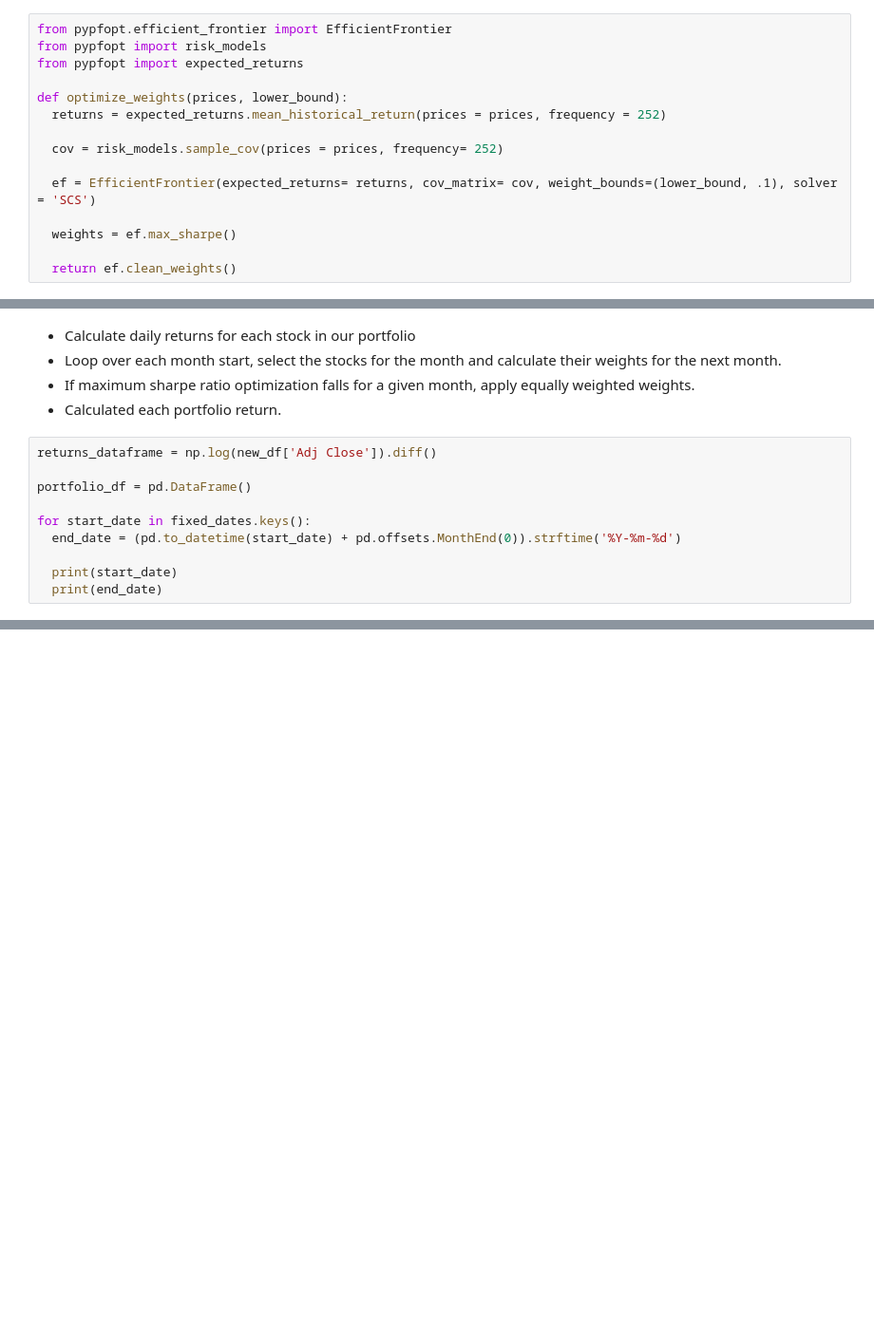
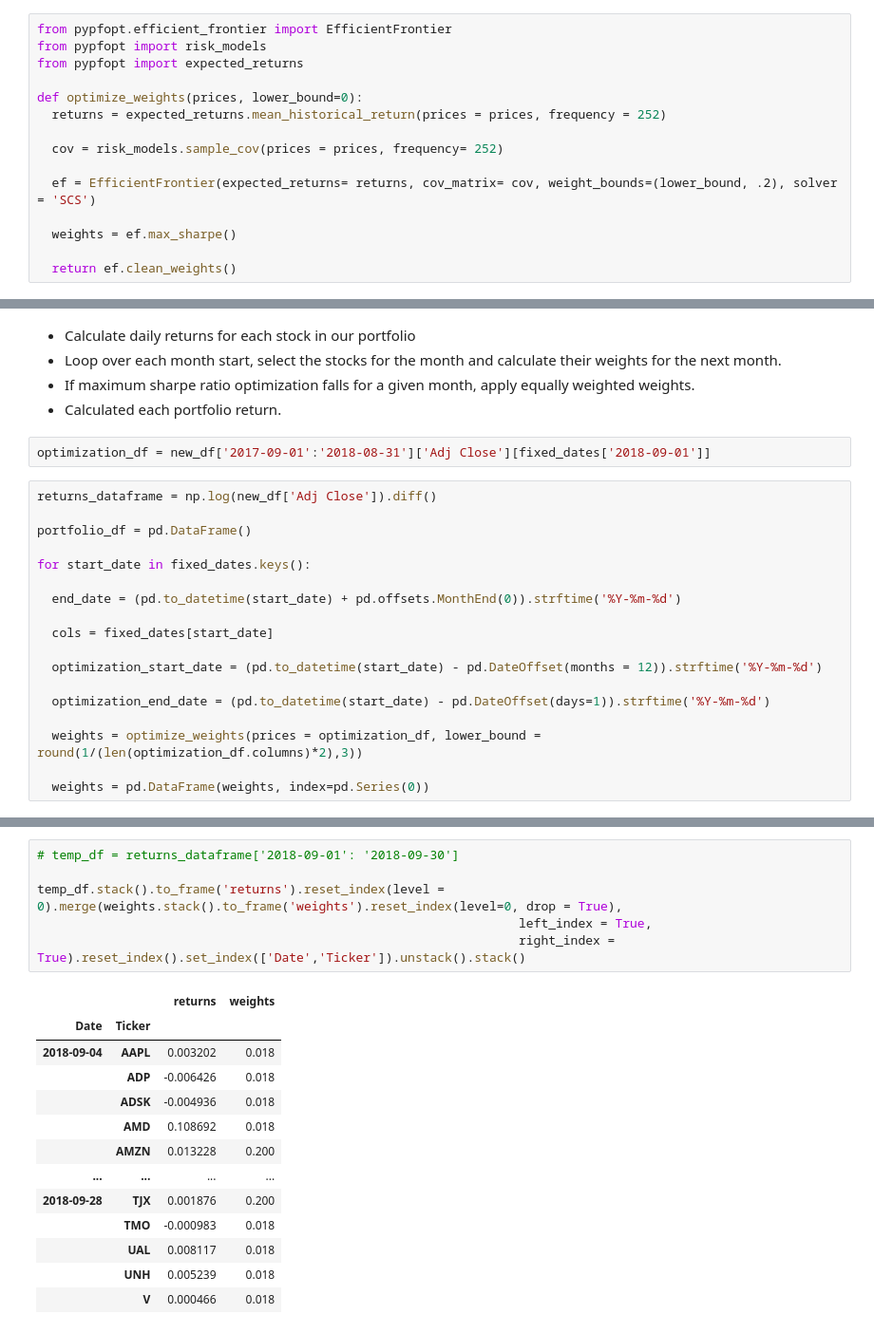
Before and after one commit to Radyko/MLQuantStrategy, a Jupyter notebook: AlgorithminTradingUnsupervisedLearning.ipynb, the cells around one changed output, grey strips where cells are left out. Shown at 95% size. Drawn from its saved outputs; the diff is of its cells as text; blank space fills up the shorter version.

Commit message:
Returns and Weights of portfolio in same data frame 1:48:32

```diff
--- a/AlgorithminTradingUnsupervisedLearning.ipynb
+++ b/AlgorithminTradingUnsupervisedLearning.ipynb
@@ -491,12 +487,12 @@ from pypfopt.efficient_frontier import EfficientFrontier
 from pypfopt import risk_models
 from pypfopt import expected_returns
 
-def optimize_weights(prices, lower_bound):
+def optimize_weights(prices, lower_bound=0):
   returns = expected_returns.mean_historical_return(prices = prices, frequency = 252)
 
   cov = risk_models.sample_cov(prices = prices, frequency= 252)
 
-  ef = EfficientFrontier(expected_returns= returns, cov_matrix= cov, weight_bounds=(lower_bound, .1), solver = 'SCS')
+  ef = EfficientFrontier(expected_returns= returns, cov_matrix= cov, weight_bounds=(lower_bound, .2), solver = 'SCS')
 
   weights = ef.max_sharpe()
 
@@ -531,13 +527,23 @@ new_df
 * Loop over each month start, select the stocks for the month and calculate their weights for the next month.
 * If maximum sharpe ratio optimization falls for a given month, apply equally weighted weights.
 * Calculated each portfolio return.
+# %%
+optimization_df = new_df['2017-09-01':'2018-08-31']['Adj Close'][fixed_dates['2018-09-01']]
 # %%
 returns_dataframe = np.log(new_df['Adj Close']).diff()
 
 portfolio_df = pd.DataFrame()
 
 for start_date in fixed_dates.keys():
+
   end_date = (pd.to_datetime(start_date) + pd.offsets.MonthEnd(0)).strftime('%Y-%m-%d')
 
-  print(start_date)
-  print(end_date)
+  cols = fixed_dates[start_date]
+
+  optimization_start_date = (pd.to_datetime(start_date) - pd.DateOffset(months = 12)).strftime('%Y-%m-%d')
+
+  optimization_end_date = (pd.to_datetime(start_date) - pd.DateOffset(days=1)).strftime('%Y-%m-%d')
+
+  weights = optimize_weights(prices = optimization_df, lower_bound = round(1/(len(optimization_df.columns)*2),3))
+
+  weights = pd.DataFrame(weights, index=pd.Series(0))
@@ -561,0 +550,20 @@ for start_date in fixed_dates.keys():
+# %%
+# temp_df = returns_dataframe['2018-09-01': '2018-09-30']
+
+temp_df.stack().to_frame('returns').reset_index(level = 0).merge(weights.stack().to_frame('weights').reset_index(level=0, drop = True),
+                                                                 left_index = True,
+                                                                 right_index = True).reset_index().set_index(['Date','Ticker']).unstack().stack()
+# %% [output]
+|  |  | returns | weights |
+| Date | Ticker |  |  |
+| 2018-09-04 | AAPL | 0.003202 | 0.018 |
+|  | ADP | -0.006426 | 0.018 |
+|  | ADSK | -0.004936 | 0.018 |
+|  | AMD | 0.108692 | 0.018 |
+|  | AMZN | 0.013228 | 0.200 |
+| ... | ... | ... | ... |
+| 2018-09-28 | TJX | 0.001876 | 0.200 |
+|  | TMO | -0.000983 | 0.018 |
+|  | UAL | 0.008117 | 0.018 |
+|  | UNH | 0.005239 | 0.018 |
+|  | V | 0.000466 | 0.018 |
```
Also changed, not shown: parts of 11 cells of this notebook.
